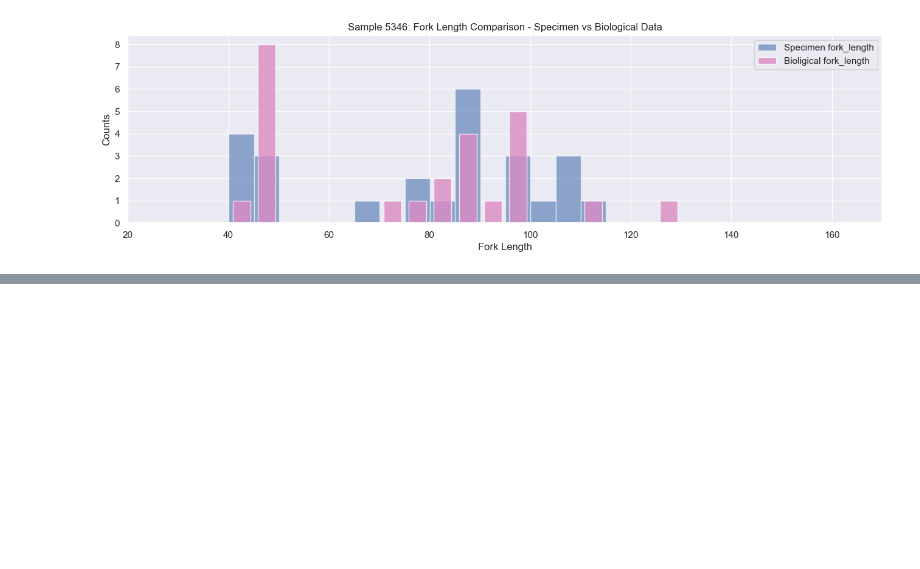
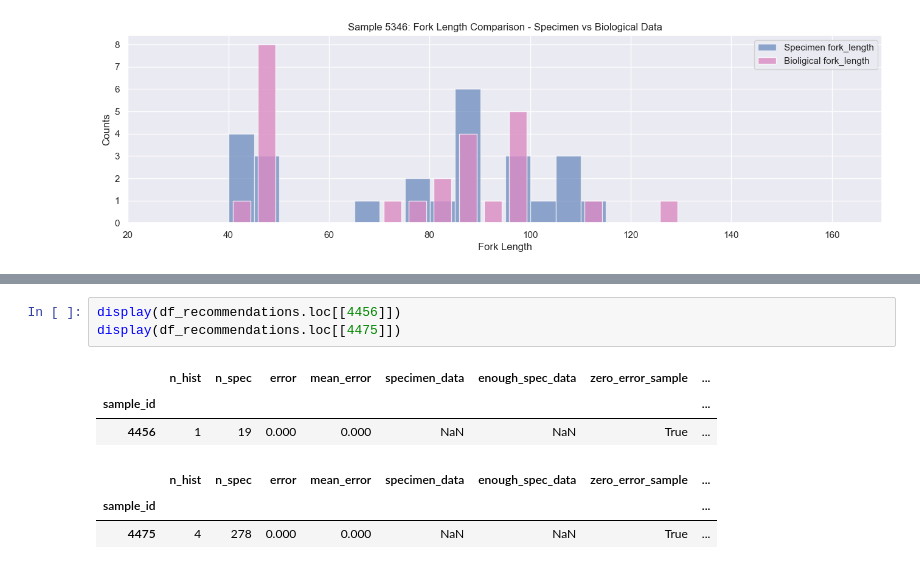
Before and after one commit to dfo-gulf-science/TrapNet-EDA, a Jupyter notebook: TrapNet_Summary_of_Recommendations.ipynb, the cells around one changed output, grey strips where cells are left out. Cells and saved outputs as stored; diff of their text form; blank space fills up the shorter version.

Commit message:
updated statistics to confirm and expand recommendations

```diff
--- a/TrapNet_Summary_of_Recommendations.ipynb
+++ b/TrapNet_Summary_of_Recommendations.ipynb
@@ -198,0 +215,10 @@ for i in potential_exceptions:
+# %%
+display(df_recommendations.loc[[4456]])
+display(df_recommendations.loc[[4475]])
+# %% [output]
+|  | n_hist | n_spec | error | mean_error | specimen_data | enough_spec_data | zero_error_sample | ... |
+| sample_id |  |  |  |  |  |  |  | ... |
+| 4456 | 1 | 19 | 0.000 | 0.000 | NaN | NaN | True | ... |
+|  | n_hist | n_spec | error | mean_error | specimen_data | enough_spec_data | zero_error_sample | ... |
+| sample_id |  |  |  |  |  |  |  | ... |
+| 4475 | 4 | 278 | 0.000 | 0.000 | NaN | NaN | True | ... |
```
Also changed, not shown: parts of 5 cells of this notebook, 2 other files.
